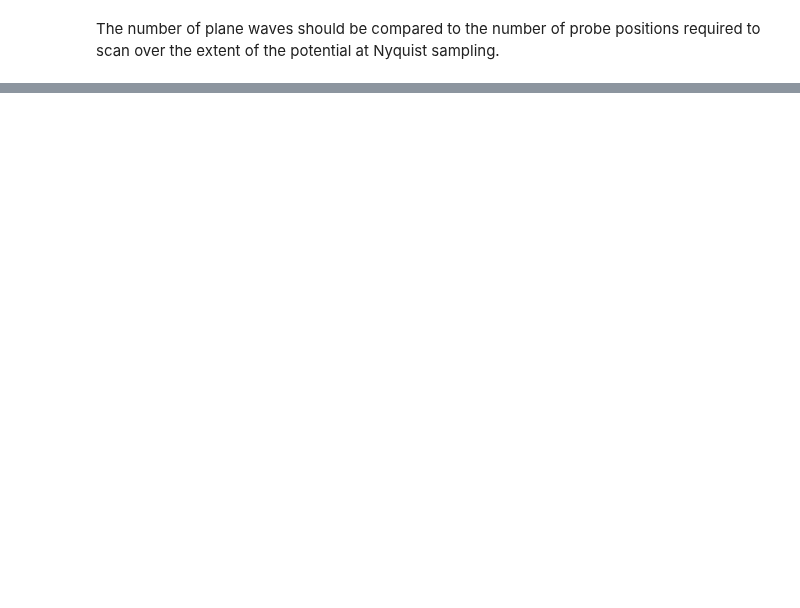
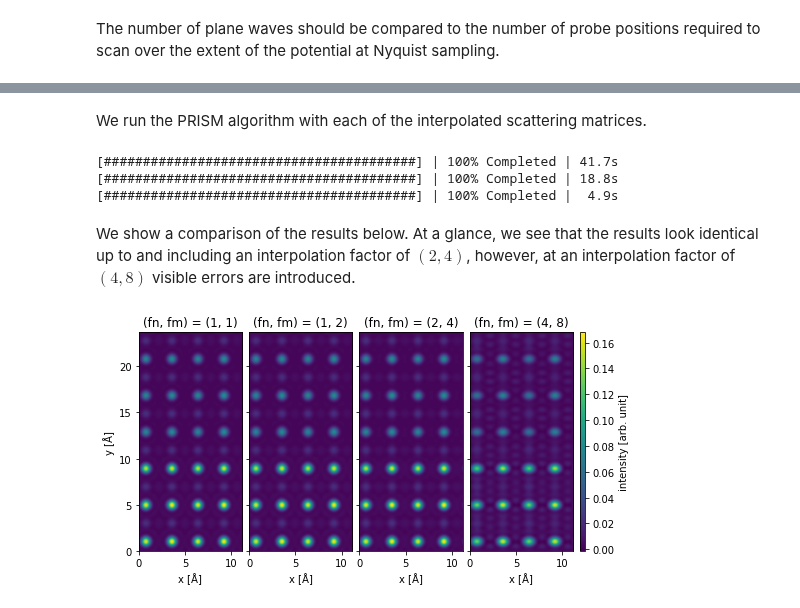
Before and after one commit to abTEM/abTEM, a Jupyter notebook: docs/user_guide/walkthrough/prism.ipynb, the cells around one changed output, grey strips where cells are left out. Saved outputs shown, nothing was run; the diff lists cells and outputs as text; code cells hidden in the pictures; blank space fills up the shorter version.

```diff
--- a/docs/user_guide/walkthrough/prism.ipynb
+++ b/docs/user_guide/walkthrough/prism.ipynb
@@ -307,0 +156,44 @@ measurement3.show();
+# %%
+s_matrix_interpolated = abtem.SMatrix(
+    potential = potential,
+    energy = 150e3,
+    planewave_cutoff = 20,
+    interpolation = (1, 2),
+)
+
+s_matrix_more_interpolated = abtem.SMatrix(
+    potential = potential,
+    energy = 150e3,
+    planewave_cutoff = 20,
+    interpolation = (2, 4),
+)
+
+s_matrix_very_interpolated = abtem.SMatrix(
+    potential = potential,
+    energy = 150e3,
+    planewave_cutoff = 20,
+    interpolation = (4, 8),
+)
+# %% [markdown]
+We run the PRISM algorithm with each of the interpolated scattering matrices.
+# %%
+measurement_interpolated = s_matrix_interpolated.scan(scan=scan, detectors=detector).compute()
+measurement_more_interpolated = s_matrix_more_interpolated.scan(scan=scan, detectors=detector).compute()
+measurement_very_interpolated = s_matrix_very_interpolated.scan(scan=scan, detectors=detector).compute()
+# %% [output]
+[########################################] | 100% Completed | 41.7s
+[########################################] | 100% Completed | 18.8s
+[########################################] | 100% Completed |  4.9s
+# %% [markdown]
+We show a comparison of the results below. At a glance, we see that the results look identical up to and including an interpolation factor of $(2,4)$, however, at an interpolation factor of $(4, 8)$ visible errors are introduced.
+# %%
+abtem.stack([
+    measurement,
+    measurement_interpolated,
+    measurement_more_interpolated,
+    measurement_very_interpolated
+],
+    ('(fn, fm) = (1, 1)', '(fn, fm) = (1, 2)', '(fn, fm) = (2, 4)', '(fn, fm) = (4, 8)')
+).interpolate(.1).show(explode=True, figsize=(8,6), common_color_scale=True, cbar=True, image_grid_kwargs={'axes_pad': .1});
+# %% [output]
+[figure, added]
```
Also changed, not shown: parts of 56 cells of this notebook.
